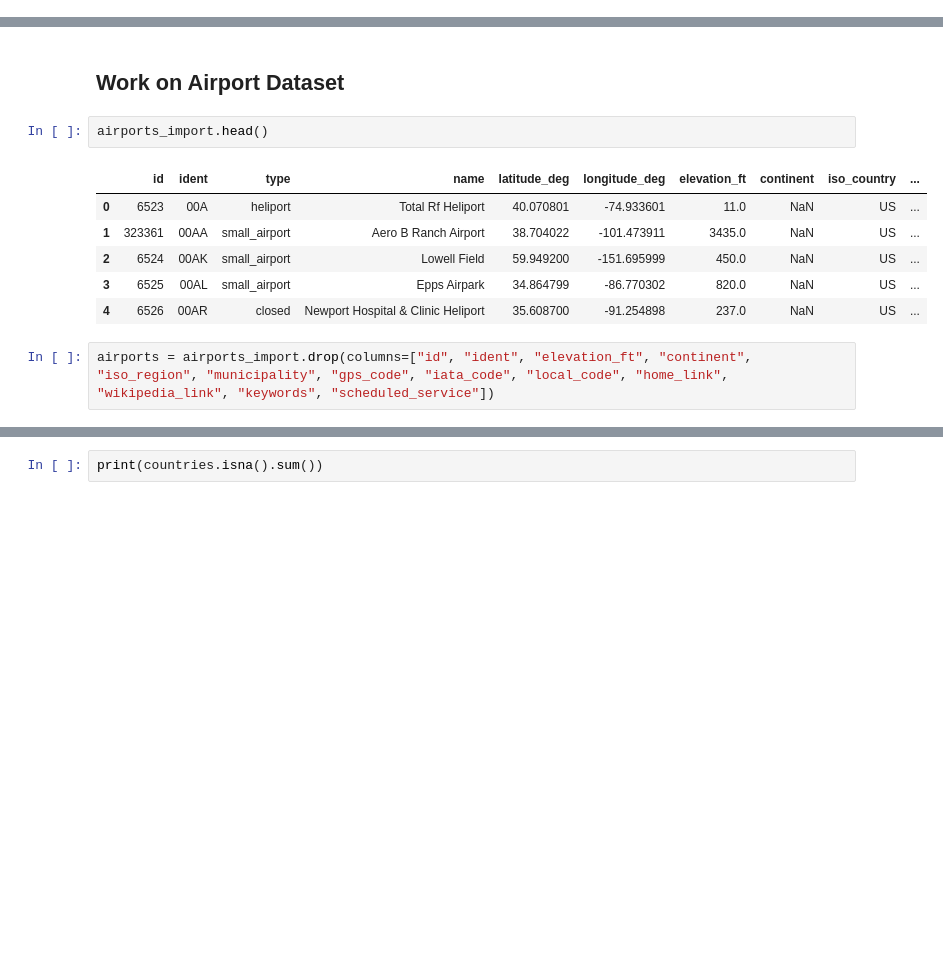
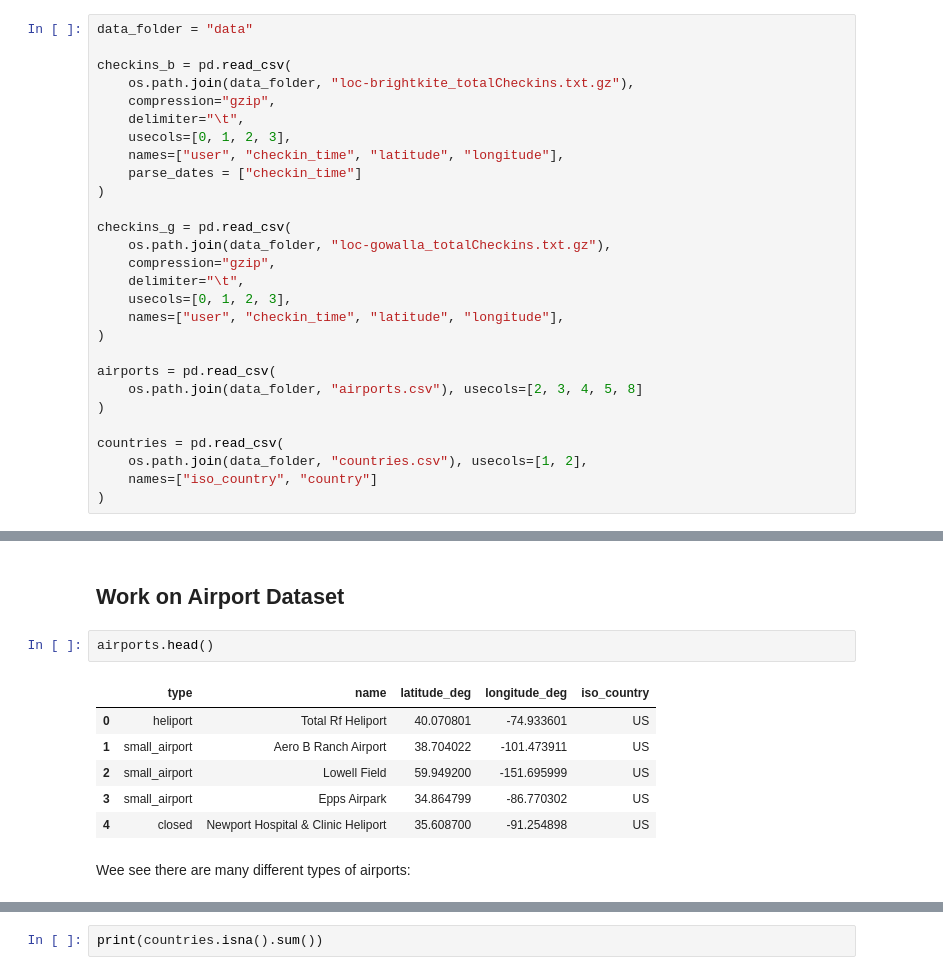
Before and after one commit to epfl-ada/ada-2020-project-milestone-p3-p3_pia, a Jupyter notebook: extension_analysis.ipynb, the cells around one changed output, grey strips where cells are left out. Cells and saved outputs as stored; diff of their text form; blank space fills up the shorter version.

```diff
--- a/extension_analysis.ipynb
+++ b/extension_analysis.ipynb
@@ -35,3 +31,31 @@ countries_import = pd.read_csv("data/countries.csv")
+# %%
+data_folder = "data"
+
+checkins_b = pd.read_csv(
+    os.path.join(data_folder, "loc-brightkite_totalCheckins.txt.gz"),
+    compression="gzip",
+    delimiter="\t",
+    usecols=[0, 1, 2, 3],
+    names=["user", "checkin_time", "latitude", "longitude"],
+    parse_dates = ["checkin_time"]
+)
+
+checkins_g = pd.read_csv(
+    os.path.join(data_folder, "loc-gowalla_totalCheckins.txt.gz"),
+    compression="gzip",
+    delimiter="\t",
+    usecols=[0, 1, 2, 3],
+    names=["user", "checkin_time", "latitude", "longitude"],
+)
+
+airports = pd.read_csv(
+    os.path.join(data_folder, "airports.csv"), usecols=[2, 3, 4, 5, 8]
+)
+
+countries = pd.read_csv(
+    os.path.join(data_folder, "countries.csv"), usecols=[1, 2],
+    names=["iso_country", "country"]
+)
 # %% [markdown]
 In the following cells, we will only display dataframes for Brightkite.
 # %%
@@ -129,16 +174,16 @@ checkins_b.head()
 # %% [markdown]
 ## Work on Airport Dataset
 # %%
-airports_import.head()
+airports.head()
 # %% [output]
-|  | id | ident | type | name | latitude_deg | longitude_deg | elevation_ft | continent | iso_country | ... |
-| 0 | 6523 | 00A | heliport | Total Rf Heliport | 40.070801 | -74.933601 | 11.0 | NaN | US | ... |
-| 1 | 323361 | 00AA | small_airport | Aero B Ranch Airport | 38.704022 | -101.473911 | 3435.0 | NaN | US | ... |
-| 2 | 6524 | 00AK | small_airport | Lowell Field | 59.949200 | -151.695999 | 450.0 | NaN | US | ... |
-| 3 | 6525 | 00AL | small_airport | Epps Airpark | 34.864799 | -86.770302 | 820.0 | NaN | US | ... |
-| 4 | 6526 | 00AR | closed | Newport Hospital & Clinic Heliport | 35.608700 | -91.254898 | 237.0 | NaN | US | ... |
+|  | type | name | latitude_deg | longitude_deg | iso_country |
+| 0 | heliport | Total Rf Heliport | 40.070801 | -74.933601 | US |
+| 1 | small_airport | Aero B Ranch Airport | 38.704022 | -101.473911 | US |
+| 2 | small_airport | Lowell Field | 59.949200 | -151.695999 | US |
+| 3 | small_airport | Epps Airpark | 34.864799 | -86.770302 | US |
+| 4 | closed | Newport Hospital & Clinic Heliport | 35.608700 | -91.254898 | US |
-# %%
-airports = airports_import.drop(columns=["id", "ident", "elevation_ft", "continent", "iso_region", "municipality", "gps_code", "iata_code", "local_code", "home_link", "wikipedia_link", "keywords", "scheduled_service"])
+# %% [markdown]
+Wee see there are many different types of airports:
 # %%
 airports.type.value_counts()
 # %% [output]
```
Also changed, not shown: parts of 85 cells of this notebook, 1 other file.
